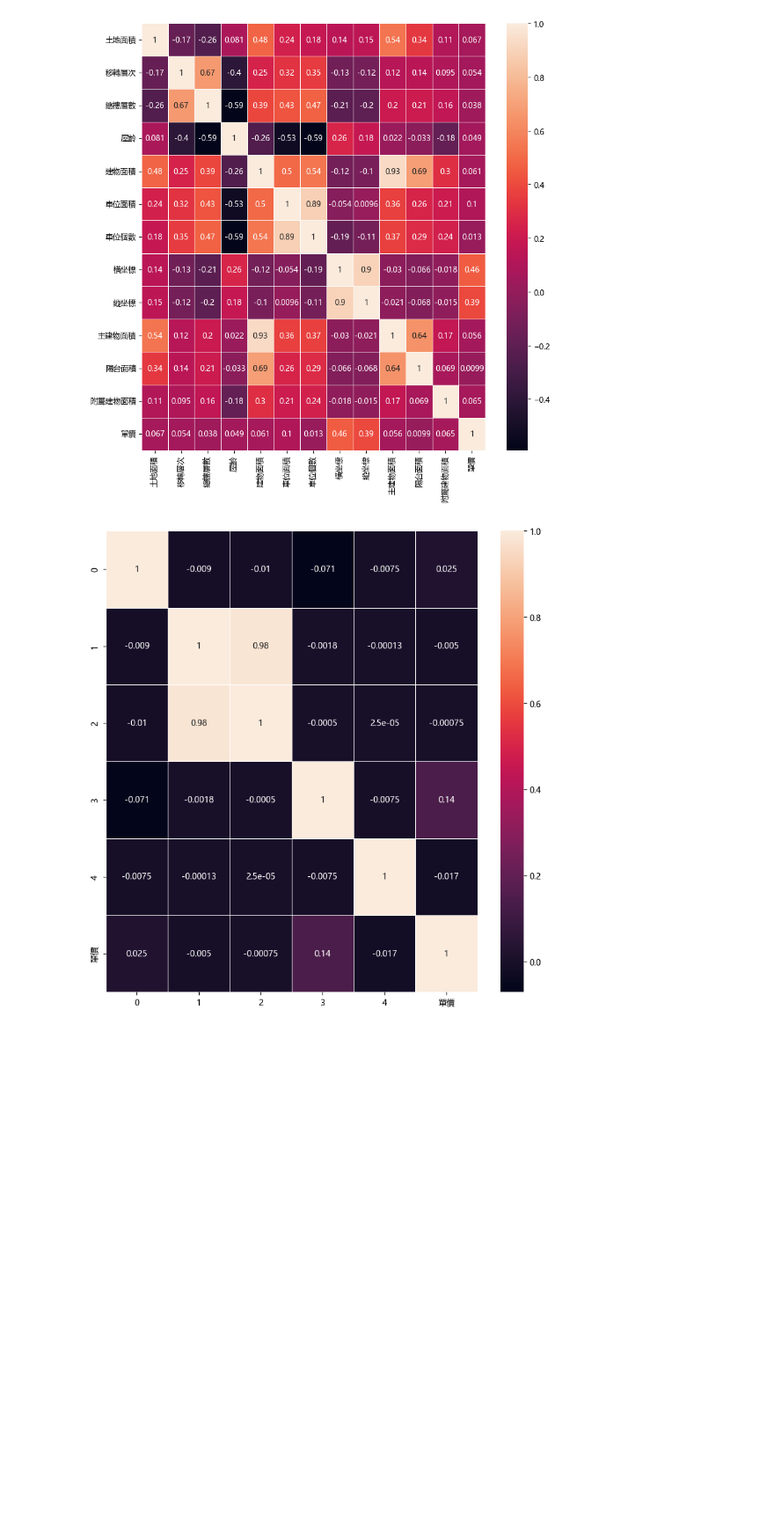
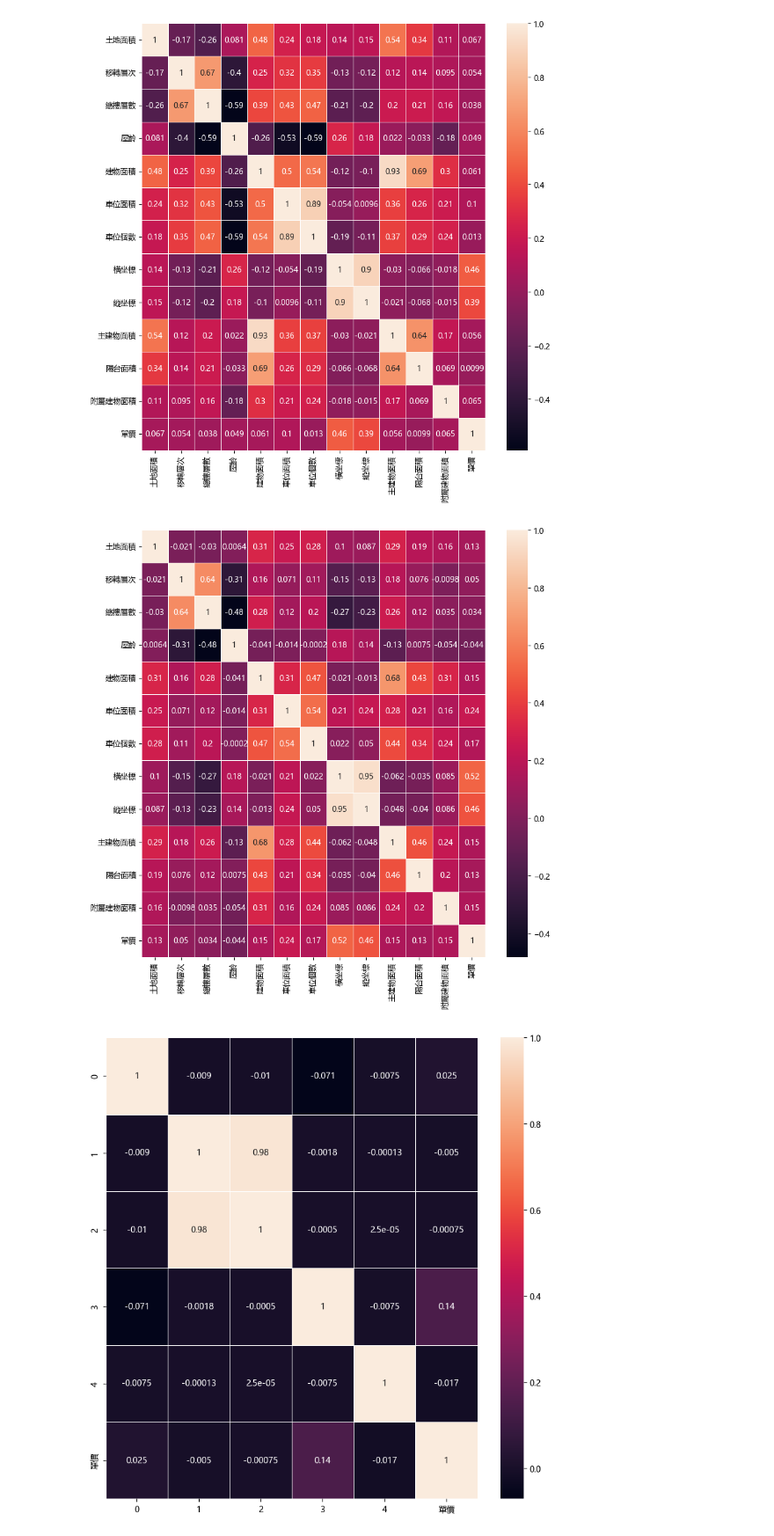
Before and after one commit to kpliao1206/Real_estate_value, a Jupyter notebook: Data_analyze.ipynb, the cells around one changed output. Shown at 88% size. Saved outputs shown, nothing was run; the diff lists cells and outputs as text; code cells hidden in the pictures; blank space fills up the shorter version.

```diff
--- a/Data_analyze.ipynb
+++ b/Data_analyze.ipynb
@@ -194,6 +194,13 @@ sns.heatmap(numeric_data.drop('ID', axis=1).corr(), annot=True, linewidth=0.5)
 plt.show()
 # %% [output]
 [figure]
+# %%
+# 全部data取log
+plt.figure(figsize=(10, 10))
+sns.heatmap(np.log(numeric_data.drop('ID', axis=1)).corr(), annot=True, linewidth=0.5)
+plt.show()
+# %% [output]
+[figure, added]
 # %%
 # 移轉層次 / 總樓層數
 # 建物面積 / 土地面積
```
Also changed, not shown: parts of 1 cell of this notebook, 9 other files.
